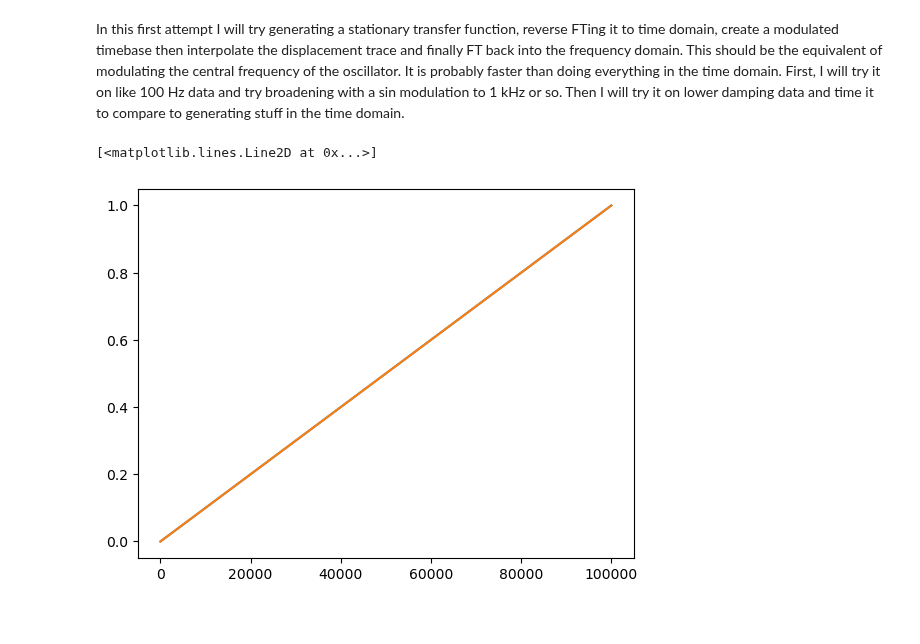
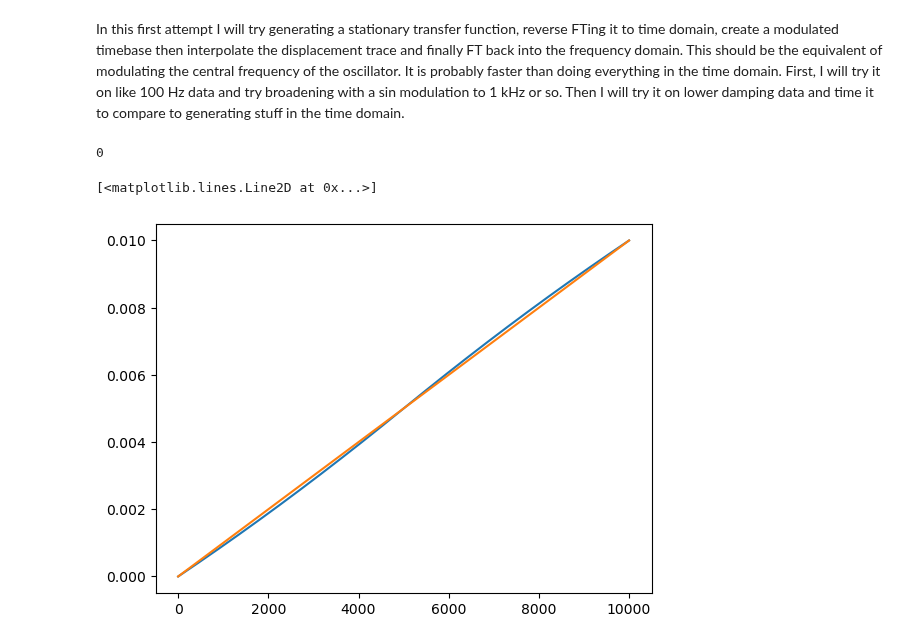
Before and after one commit to tompenny/SIMPLE_impulsesimulations, a Jupyter notebook: Generate data.ipynb, the cells around one changed output. Saved outputs shown, nothing was run; the diff lists cells and outputs as text; code cells hidden in the pictures.

```diff
--- a/Generate data.ipynb
+++ b/Generate data.ipynb
@@ -153,30 +154,36 @@ for yfb in yfb_l:
     # Save J
     PSD_noise /= num_sims
     PSD_freq = PSD[0]
-# %%
-plt.plot(scisig.sawtooth(2*np.pi*10*time, 1)*0.5+0.5)
-plt.plot(time/time[-1])
-# %% [output]
-[<matplotlib.lines.Line2D at 0x...>]
-[figure, removed]
+# %%
+importlib.reload(su)
+
+filename = 'D:/Simulation Data/test1.hdf5'
+data = [np.array([1,2,3]), [3, 4,5]]
+datasetname = ['Test', 'Test2']
+su.save_data_hd5f(filename, data, datasetname)
+# %% [output]
+0
 # %%
+importlib.reload(su)
+
 time = np.linspace(0, 1/2/maxw*numbins, numbins)
-#time2 = (1.03-0.03*time/time[-1])*time
-time2 = foobar2
-PSD_noise2 = np.zeros(int(numbins/4)+1)
+time2 = su.generate_sawtooth_frequency_modulation(time, 0.1, 0)
+PSD_noise2 = np.zeros(int(numbins/2)+1)
+x_l2 = np.zeros((num_sims, numbins))
 for n, x in enumerate(x_l[:]):
-    x_mod = np.interp(time, time2, x)
-    #x_mod = x*np.exp(-1*time**2)
+    x_mod = su.frequency_modulation(x, time, time2)
     x_l2[n] = x_mod
 
-    PSD = scisig.welch(x_mod[:int(len(x_mod)/2)], fs = 10**6, nperseg = numbins/2)
-    PSD2 = scisig.welch(x_mod[int(len(x_mod)/2):], fs = 10**6, nperseg = numbins/2)
-    PSD_avr = (PSD[1]+PSD2[1])/2
-    PSD_noise2 += PSD_avr
-
-    #PSD = scisig.welch(x_mod[:], fs = 10**6, nperseg = numbins/2)
-    P#SD_noise2 += PSD[1]
+    PSD = scisig.welch(x_mod[:], fs = 10**6, nperseg = numbins, window = 'boxcar')
+    PSD_noise2 += PSD[1]
 
 # Save J
 PSD_noise2 /= num_sims
 PSD_freq2 = PSD[0]
+
+plt.figure()
+plt.plot(time2)
+plt.plot(time)
+# %% [output]
+[<matplotlib.lines.Line2D at 0x...>]
+[figure, added]
```
Also changed, not shown: parts of 12 cells of this notebook.
